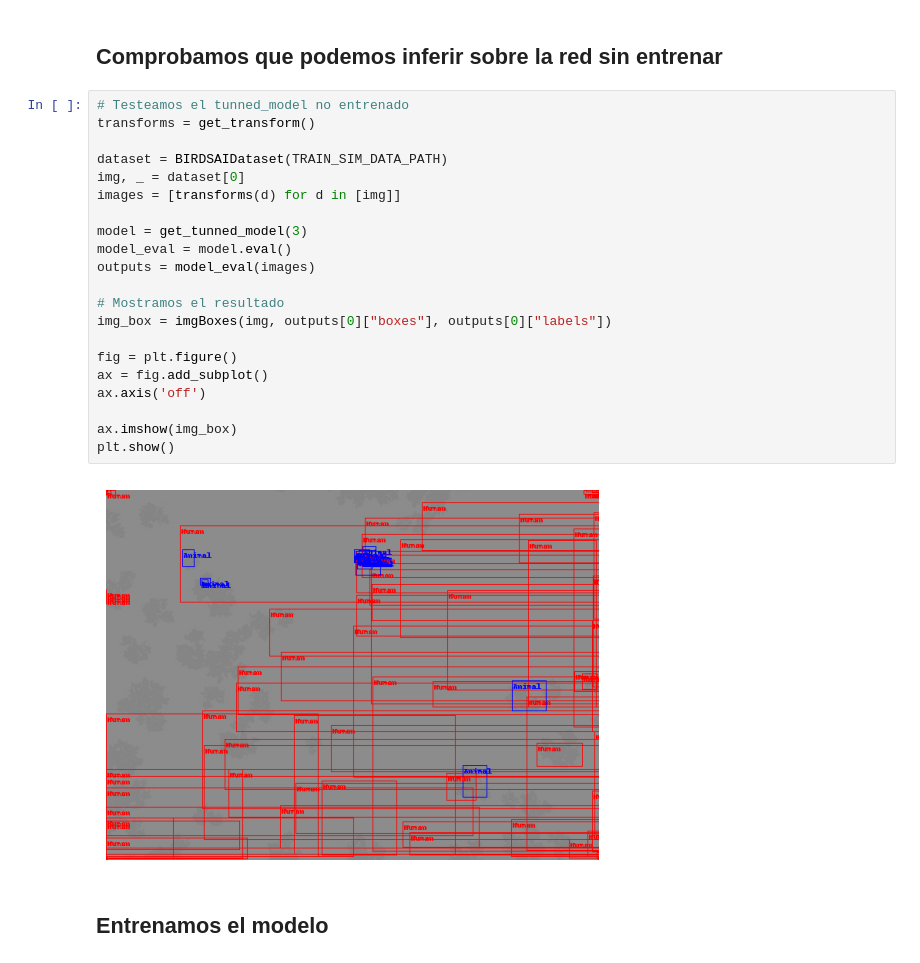
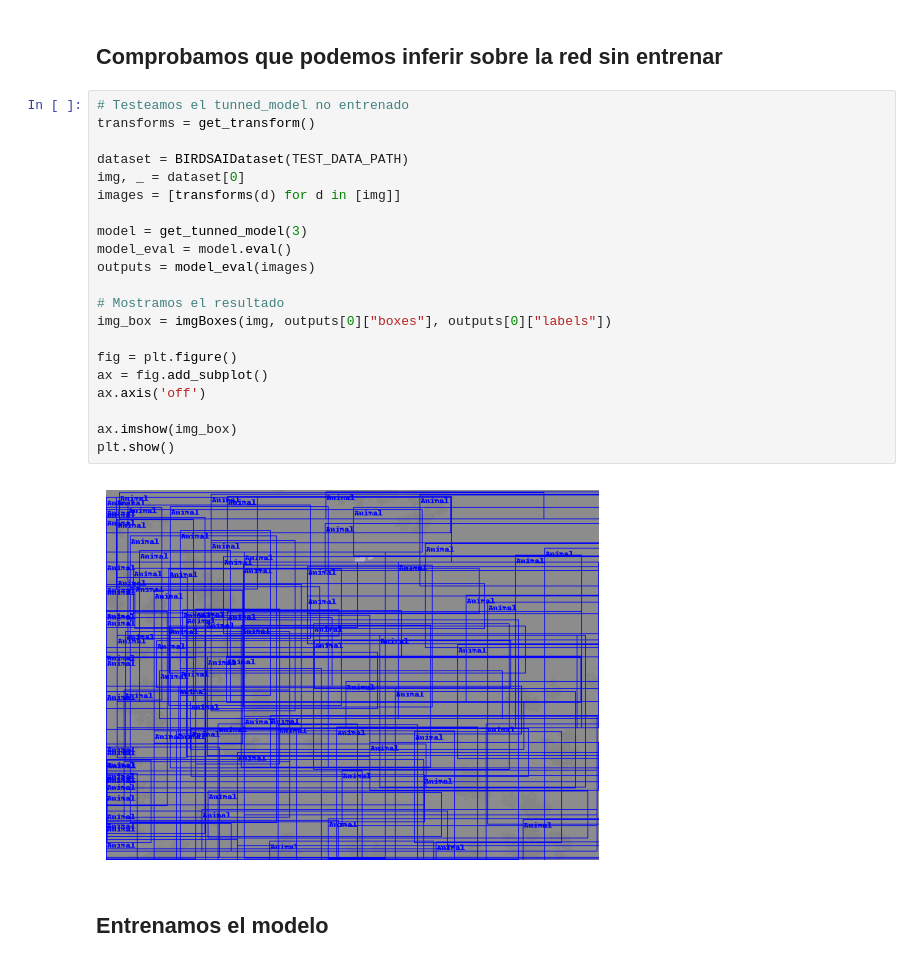
Before and after one commit to jesusBV20/UAV_IR_Surveillance, a Jupyter notebook: _train_example.ipynb, the cells around one changed output. Cells and saved outputs as stored; diff of their text form.

```diff
--- a/_train_example.ipynb
+++ b/_train_example.ipynb
@@ -140,26 +140,26 @@ Device: cuda
 # %%
 # Testeamos el tunned_model no entrenado
 transforms = get_transform()
 
-dataset = BIRDSAIDataset(TRAIN_SIM_DATA_PATH)
+dataset = BIRDSAIDataset(TEST_DATA_PATH)
 img, _ = dataset[0]
 images = [transforms(d) for d in [img]]
 
 model = get_tunned_model(3)
 model_eval = model.eval()
 outputs = model_eval(images)
 
 # Mostramos el resultado
 img_box = imgBoxes(img, outputs[0]["boxes"], outputs[0]["labels"])
 
 fig = plt.figure()
 ax = fig.add_subplot()
 ax.axis('off')
 
 ax.imshow(img_box)
 plt.show()
 # %% [output]
-[figure, old version]
+[figure, new version]
 # %% [markdown]
 ## **Entrenamos el modelo**
 # %%
```
Also changed, not shown: parts of 14 cells of this notebook, 4 other files.
